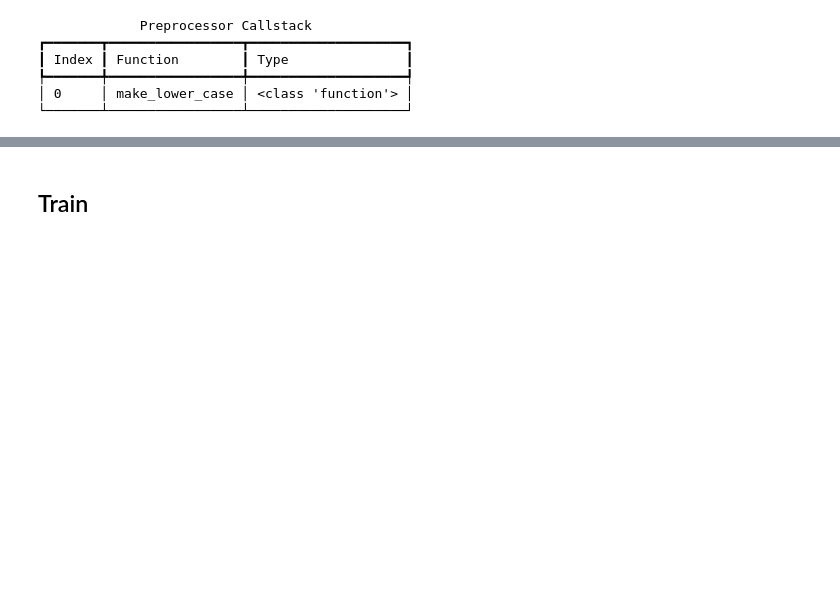
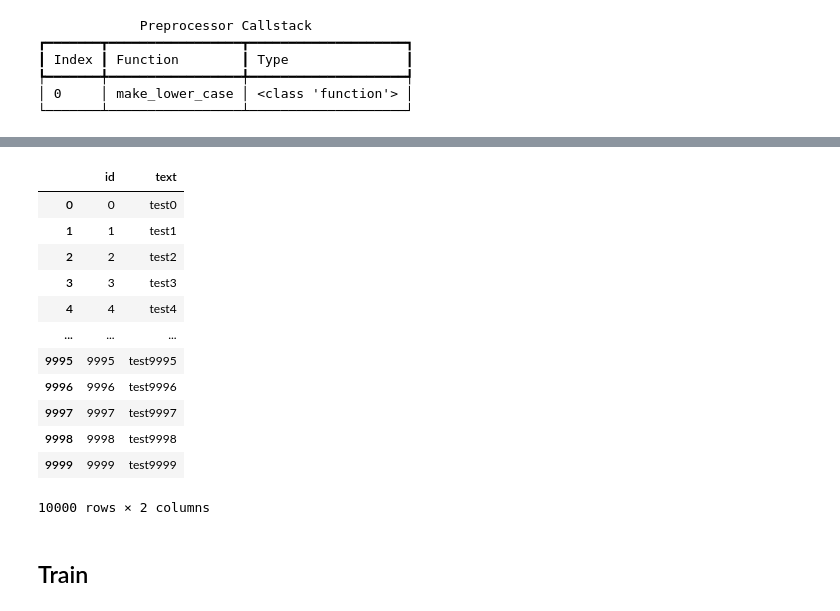
Before and after one commit to sigil-ml/LanguageToolkit, a Jupyter notebook: at_nlp/filters/string_filtering.ipynb, the cells around one changed output, grey strips where cells are left out. Cells and saved outputs as stored; diff of their text form; code cells hidden in the pictures; blank space fills up the shorter version.

```diff
--- a/at_nlp/filters/string_filtering.ipynb
+++ b/at_nlp/filters/string_filtering.ipynb
@@ -80,3 +109,3 @@ test_csv_path = Path("../../tests/test.csv")
 # %%
-sf.register_csv_preprocessor(test_csv_path)
-sf.print_preprocessor_stack()
+stack.add_csv_preprocessor(test_csv_path)
+print(stack)
@@ -83,7 +123,7 @@ sf.print_preprocessor_stack()
 # %%
 test_arr = [[idx, f"test{idx}"] for idx in range(10_000)]
 
-csv_indices = np.random.randint(low=1, high=1000, size=(200,))
+csv_indices = np.random.randint(low=1, high=10000, size=(200,))
 
 for idx in csv_indices:
     test_arr[idx] = [idx, "APL"]
@@ -95,3 +149,3 @@ test_df = pd.DataFrame(
 # %%
-num_divisions = 20
+num_divisions = 10
 # %%
@@ -99,5 +155,19 @@ sf.preprocess(test_df, 1, True, num_divisions, False).visualize()
 # %%
-out_df = sf.preprocess(test_df, 1, True, num_divisions, False).compute()
+stack(test_df, 1, True, num_divisions).compute()
+# %% [output]
+|  | id | text |
+| 0 | 0 | test0 |
+| 1 | 1 | test1 |
+| 2 | 2 | test2 |
+| 3 | 3 | test3 |
+| 4 | 4 | test4 |
+| ... | ... | ... |
+| 9995 | 9995 | test9995 |
+| 9996 | 9996 | test9996 |
+| 9997 | 9997 | test9997 |
+| 9998 | 9998 | test9998 |
+| 9999 | 9999 | test9999 |
+10000 rows × 2 columns
 # %%
 out_df.head(100)
 # %%
```
Also changed, not shown: parts of 10 cells of this notebook, 23 other files.
